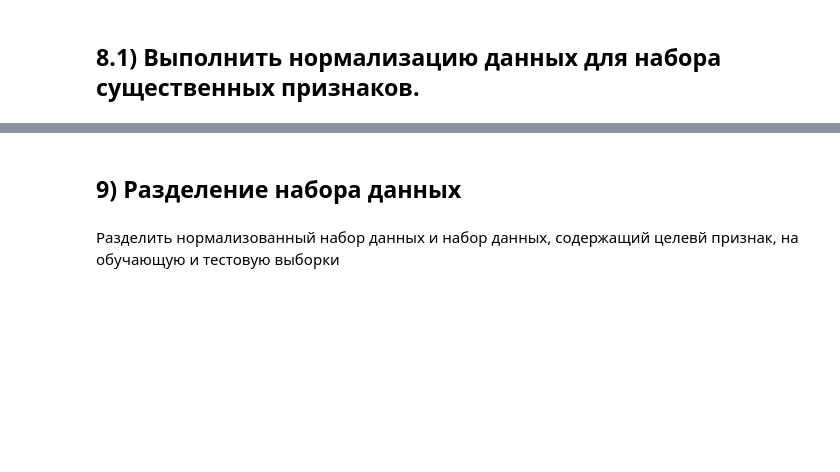
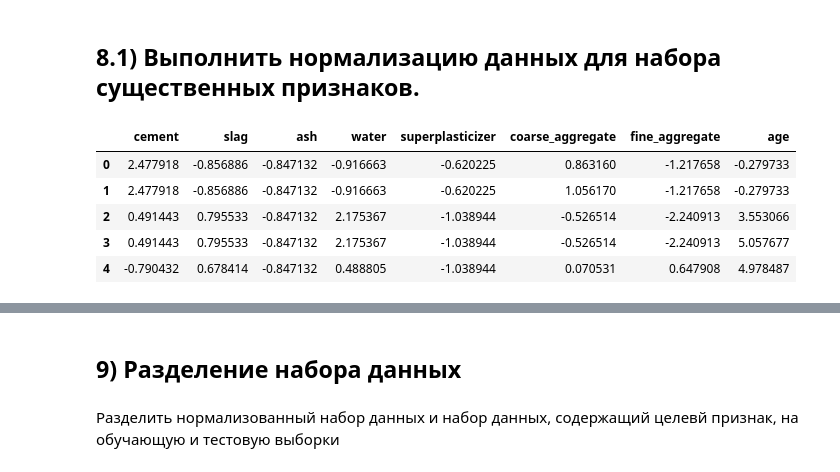
Before and after one commit to Am1rTl/Info, a Jupyter notebook: Сoncrete.ipynb, the cells around one changed output, grey strips where cells are left out. Saved outputs shown, nothing was run; the diff lists cells and outputs as text; code cells hidden in the pictures; blank space fills up the shorter version.

```diff
--- a/Сoncrete.ipynb
+++ b/Сoncrete.ipynb
@@ -219,0 +226,11 @@ plt.show()
+# %%
+# 1) Формируем набор данных с признаками
+X = df.drop('strength', axis=1)
+
+# 2) Формируем набор данных с целевым признаком
+y = df['strength']
+
+print("Первые 5 строк набора признаков X:")
+print(X.head())
+print("\nПервые 5 строк целевого признака y:")
+print(y.head())
@@ -225,2 +257,24 @@ plt.show()
+# %%
+# Импортировать библиотеку preprocessing
+from sklearn.preprocessing import StandardScaler
+
+# Создать объект scaler
+scaler = StandardScaler()
+
+# Выполнить нормализацию
+X_scaled = scaler.fit_transform(X)
+
+# Преобразовать результат обратно в DataFrame для удобства просмотра
+X_scaled_df = pd.DataFrame(X_scaled, columns=X.columns)
+
+# Вывести первые 5 строк нормализованного набора данных
+X_scaled_df.head()
+# %% [output]
+|  | cement | slag | ash | water | superplasticizer | coarse_aggregate | fine_aggregate | age |
+| 0 | 2.477918 | -0.856886 | -0.847132 | -0.916663 | -0.620225 | 0.863160 | -1.217658 | -0.279733 |
+| 1 | 2.477918 | -0.856886 | -0.847132 | -0.916663 | -0.620225 | 1.056170 | -1.217658 | -0.279733 |
+| 2 | 0.491443 | 0.795533 | -0.847132 | 2.175367 | -1.038944 | -0.526514 | -2.240913 | 3.553066 |
+| 3 | 0.491443 | 0.795533 | -0.847132 | 2.175367 | -1.038944 | -0.526514 | -2.240913 | 5.057677 |
+| 4 | -0.790432 | 0.678414 | -0.847132 | 0.488805 | -1.038944 | 0.070531 | 0.647908 | 4.978487 |
 # %%
 #Вывести первые 5 строк нормализованного набора данных
```
Also changed, not shown: parts of 21 cells of this notebook.
